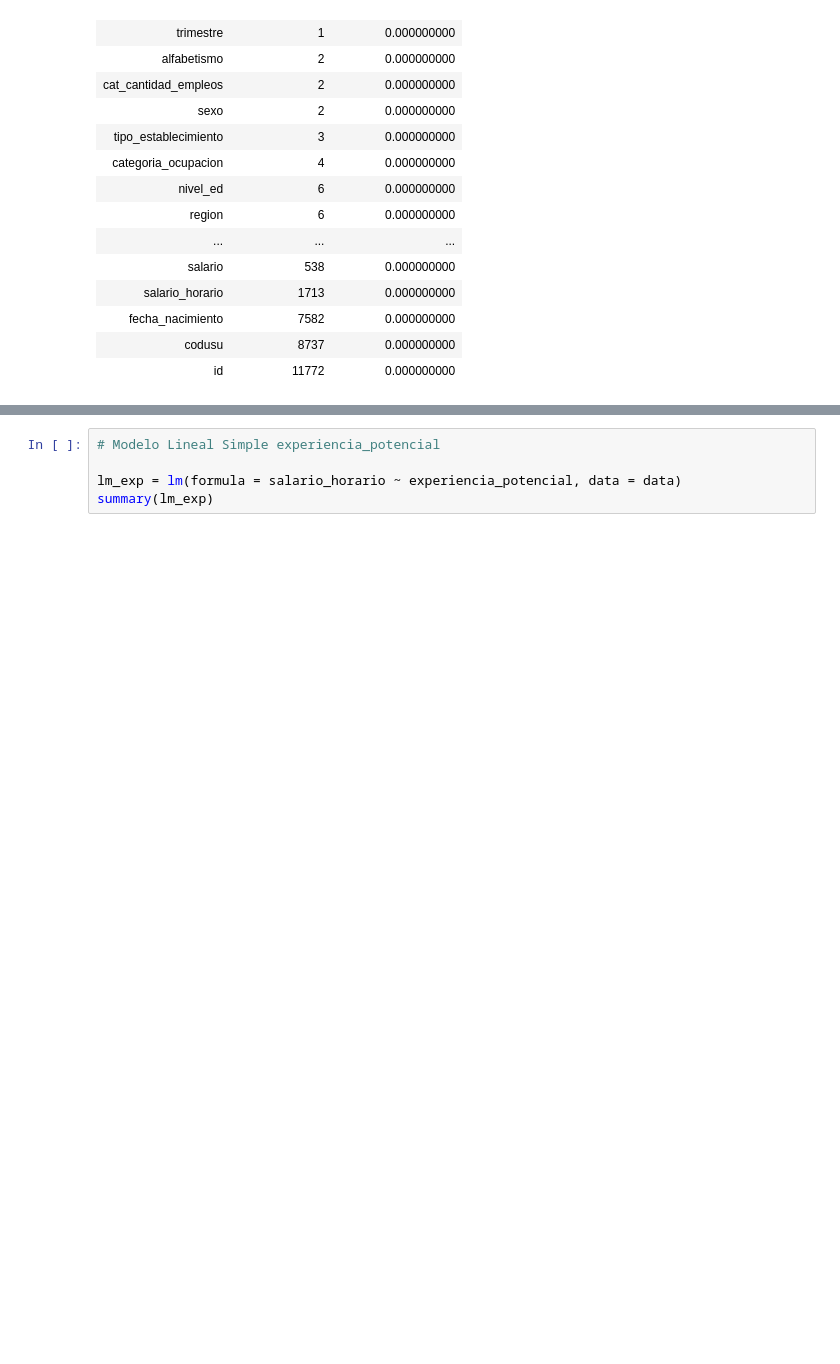
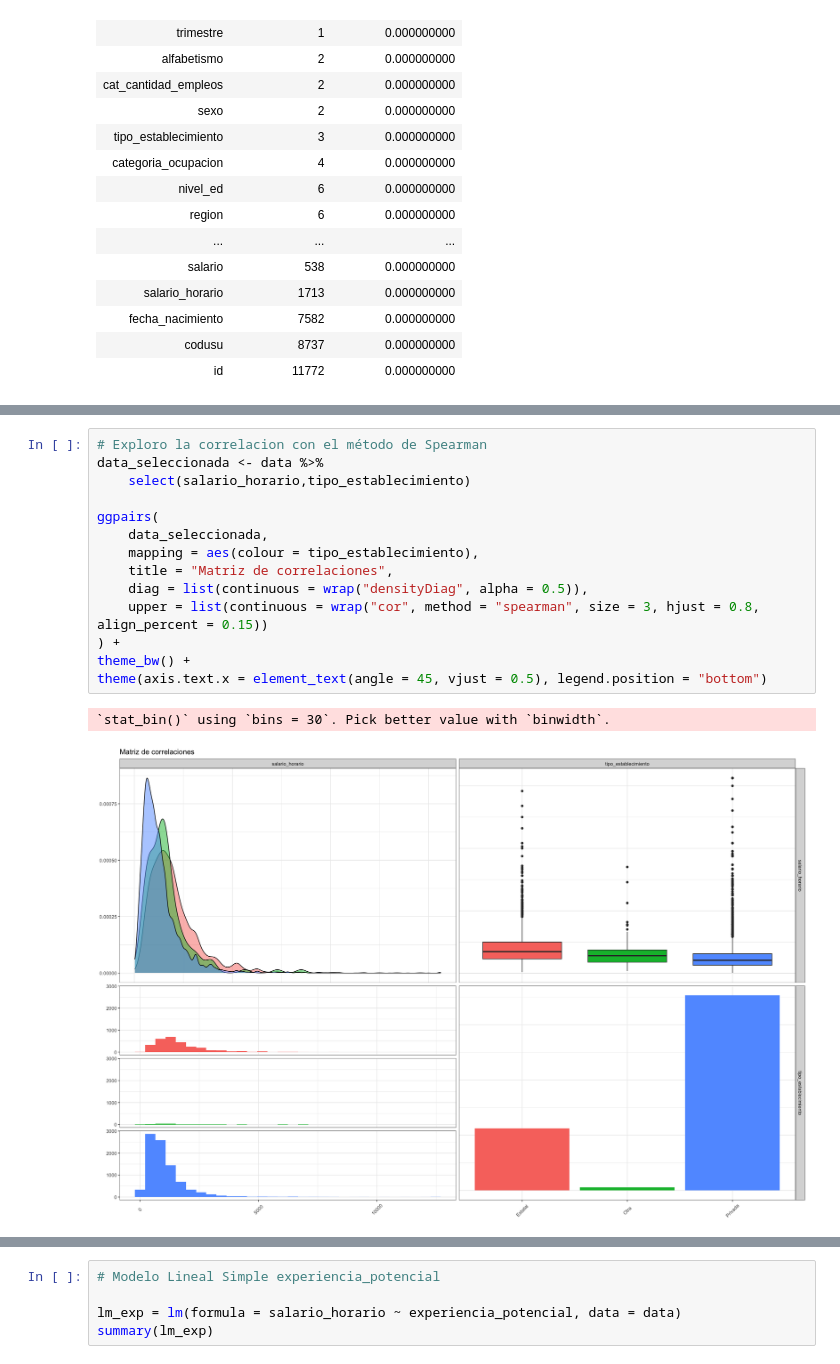
Before and after one commit to bitazaratustra/EEA-2024, a Jupyter notebook: trabajos_practicos/EEA-TPs/ eea2024_tp1_baldasseroni_luisesteban.ipynb, the cells around one changed output, grey strips where cells are left out. Saved outputs shown, nothing was run; the diff lists cells and outputs as text; blank space fills up the shorter version.

```diff
--- a/trabajos_practicos/EEA-TPs/ eea2024_tp1_baldasseroni_luisesteban.ipynb
+++ b/trabajos_practicos/EEA-TPs/ eea2024_tp1_baldasseroni_luisesteban.ipynb
@@ -239,0 +223,17 @@ ggpairs(
+# %%
+# Exploro la correlacion con el método de Spearman
+data_seleccionada <- data %>%
+    select(salario_horario,tipo_establecimiento)
+
+ggpairs(
+    data_seleccionada,
+    mapping = aes(colour = tipo_establecimiento),
+    title = "Matriz de correlaciones",
+    diag = list(continuous = wrap("densityDiag", alpha = 0.5)),
+    upper = list(continuous = wrap("cor", method = "spearman", size = 3, hjust = 0.8, align_percent = 0.15))
+) +
+theme_bw() +
+theme(axis.text.x = element_text(angle = 45, vjust = 0.5), legend.position = "bottom")
+# %% [output]
+`stat_bin()` using `bins = 30`. Pick better value with `binwidth`.
+[figure, added]
```
Also changed, not shown: parts of 21 cells of this notebook.
